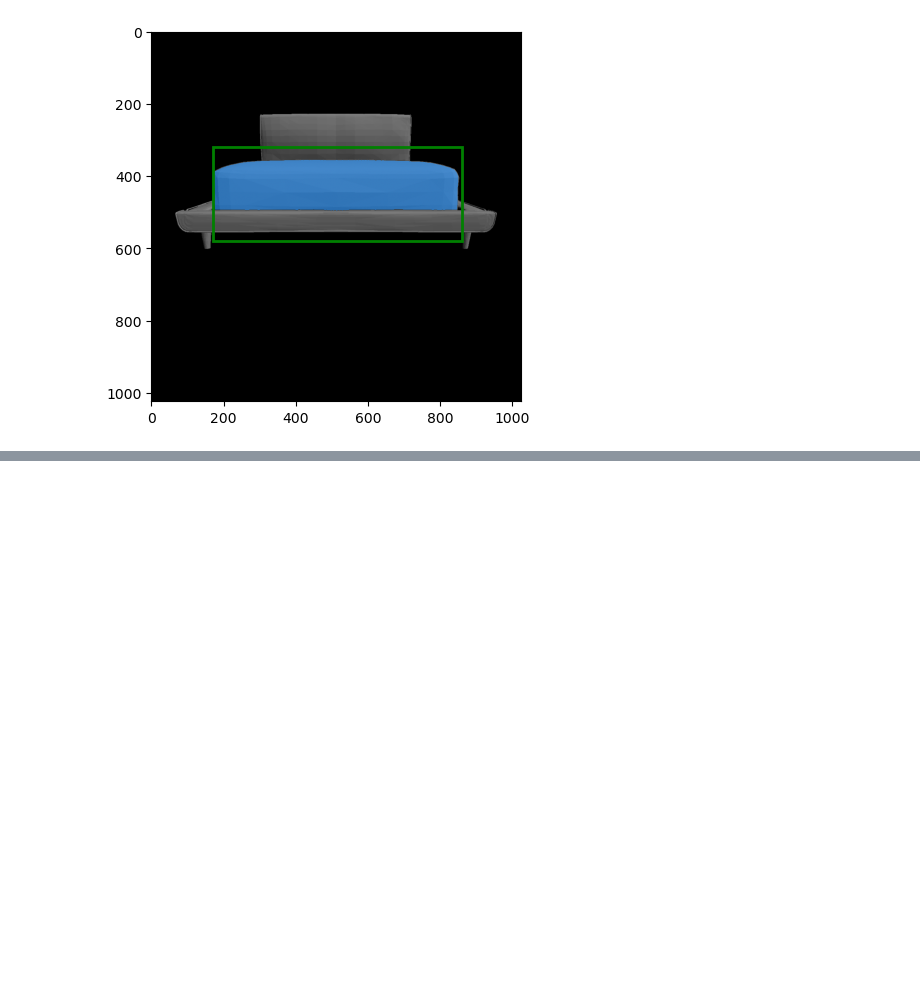
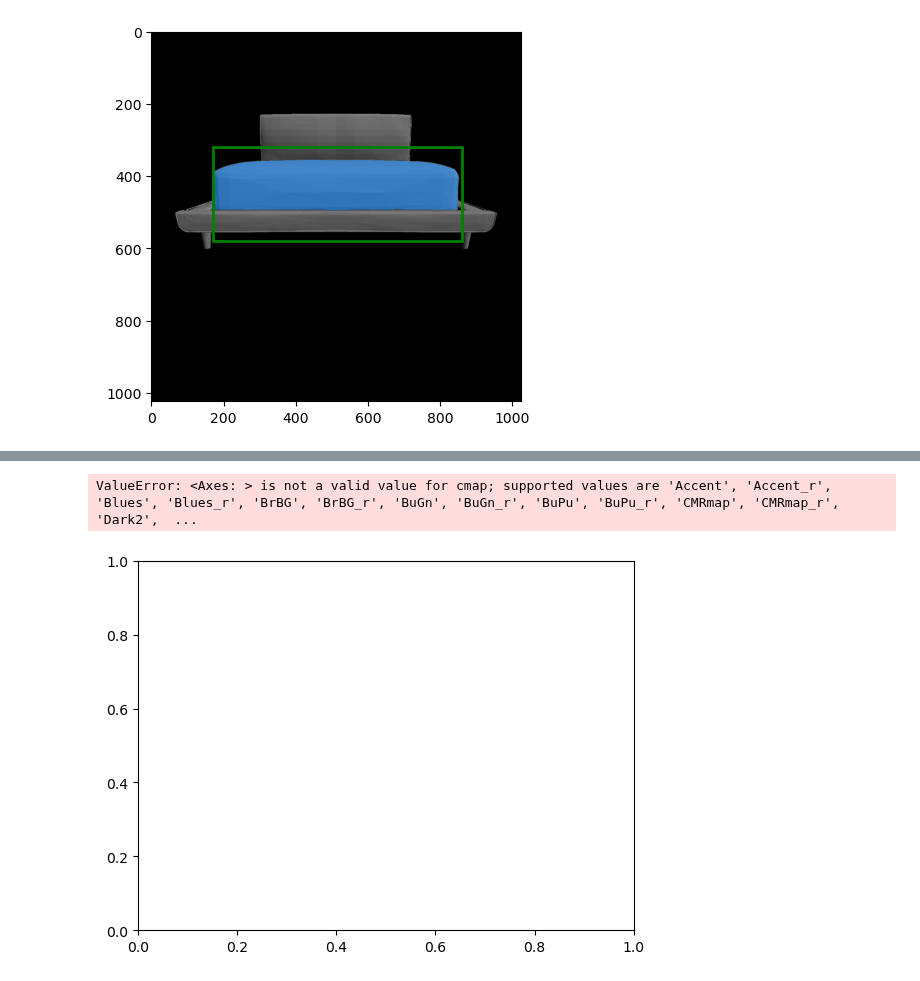
Before and after one commit to n-khalil/SATR-tests, a Jupyter notebook: test_renderer.ipynb, the cells around one changed output, grey strips where cells are left out. Drawn from its saved outputs; the diff is of its cells as text; code cells hidden in the pictures; blank space fills up the shorter version.

```diff
--- a/test_renderer.ipynb
+++ b/test_renderer.ipynb
@@ -178,0 +217,35 @@ plt.show()
+# %%
+object = 'nightstand'
+obj_path = 'data/demo/' + object + '.obj'
+# Read mesh
+mesh = kal.io.obj.import_mesh(
+    obj_path,
+    with_normals=True,
+    with_materials=False,
+)
+
+vertices_tensor = mesh.vertices.to(device)
+faces_tensor = mesh.faces.to(device)
+
+vertices = vertices_tensor.detach().cpu().numpy()
+faces = faces_tensor.detach().cpu().numpy()
+
+elev = torch.deg2rad(torch.tensor(40)).to(device)
+azim = torch.deg2rad(torch.tensor(120)).to(device)
+image = render_view(elev, azim, 1.5)
+predictor.set_image(image)
+input_box = np.array([290, 90, 570, 320])
+masks, _, _ = predictor.predict(
+    point_coords=np.array([[200, 450]]),
+    point_labels=np.array([1]),
+    box=None,
+    multimask_output=True,
+)
+plt.figure()
+plt.imshow(image, plt.gca())
+show_box(input_box, plt.gca())
+show_mask(masks[0], plt.gca())
+plt.show()
+# %% [output]
+ValueError: <Axes: > is not a valid value for cmap; supported values are 'Accent', 'Accent_r', 'Blues', 'Blues_r', 'BrBG', 'BrBG_r', 'BuGn', 'BuGn_r', 'BuPu', 'BuPu_r', 'CMRmap', 'CMRmap_r', 'Dark2',  ...
+[figure, added]
```
Also changed, not shown: parts of 2 cells of this notebook, 30 other files.
